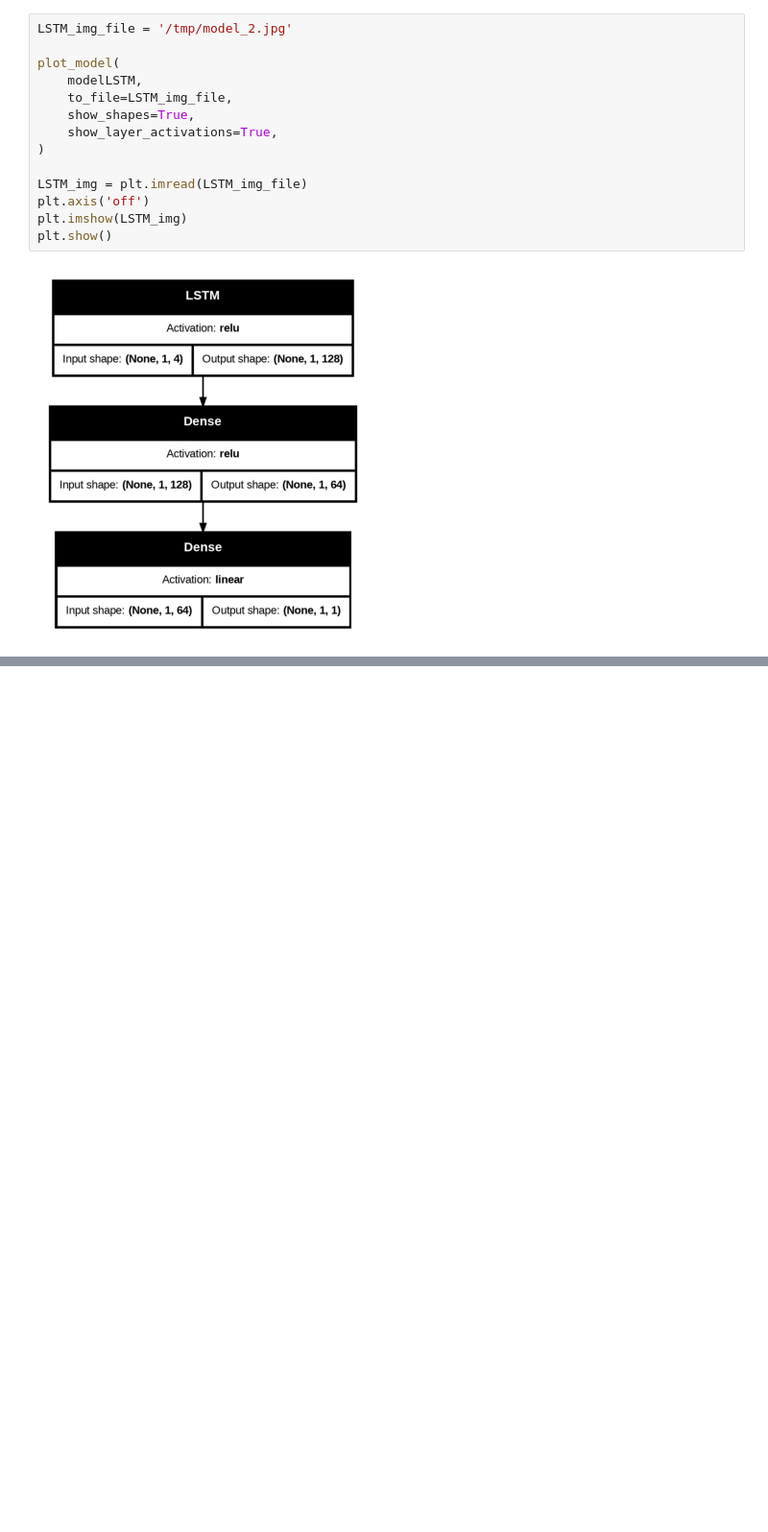
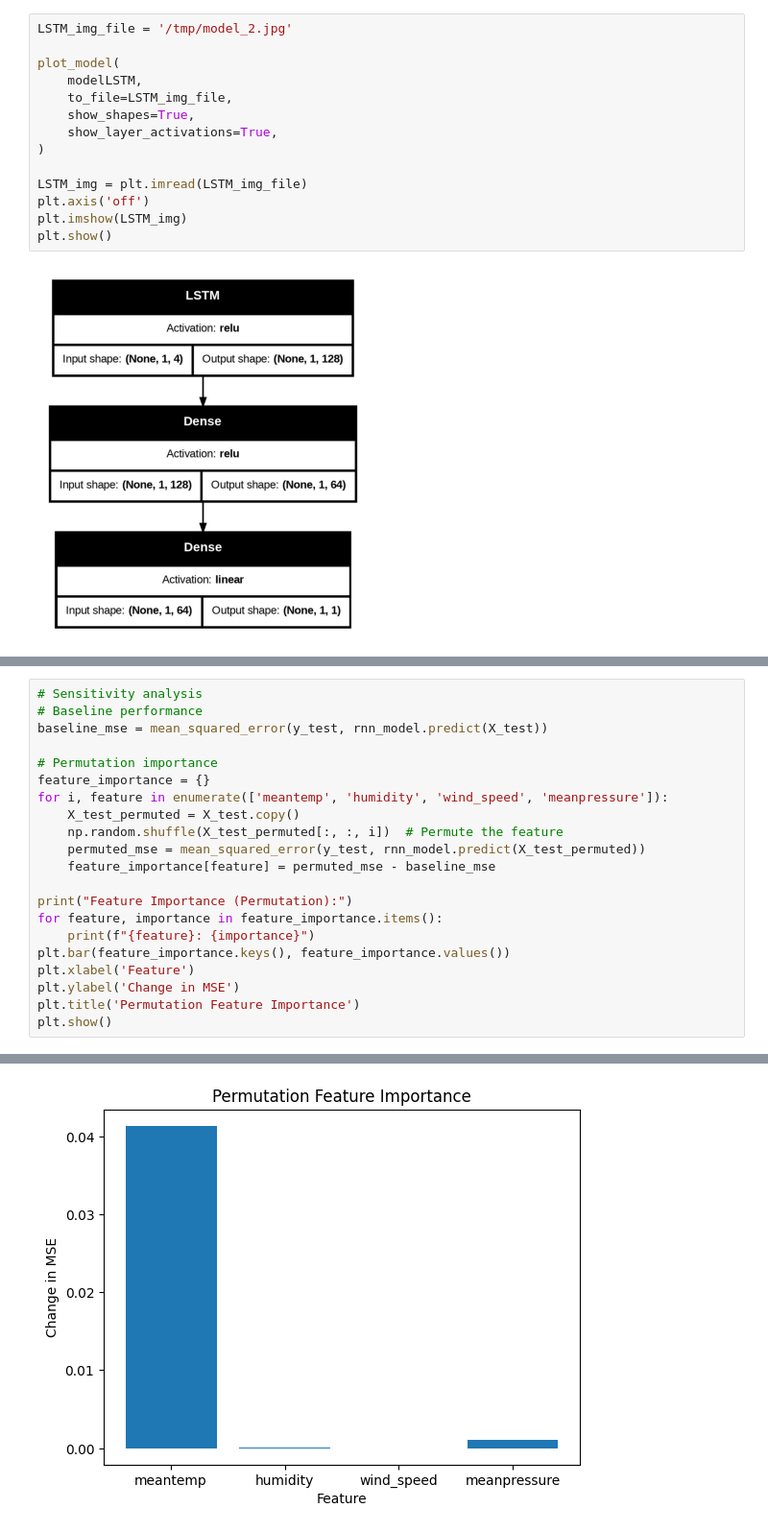
Before and after one commit to xvymaz12/ADAML2, a Jupyter notebook: ADAML2.ipynb, the cells around one changed output, grey strips where cells are left out. Shown at 96% size. Cells and saved outputs as stored; diff of their text form; blank space fills up the shorter version.

```diff
--- a/ADAML2.ipynb
+++ b/ADAML2.ipynb
@@ -505,0 +709,22 @@ See the caveats in the documentation: https://pandas.pydata.org/pandas-docs/stab
+# %%
+# Sensitivity analysis
+# Baseline performance
+baseline_mse = mean_squared_error(y_test, rnn_model.predict(X_test))
+
+# Permutation importance
+feature_importance = {}
+for i, feature in enumerate(['meantemp', 'humidity', 'wind_speed', 'meanpressure']):
+    X_test_permuted = X_test.copy()
+    np.random.shuffle(X_test_permuted[:, :, i])  # Permute the feature
+    permuted_mse = mean_squared_error(y_test, rnn_model.predict(X_test_permuted))
+    feature_importance[feature] = permuted_mse - baseline_mse
+
+print("Feature Importance (Permutation):")
+for feature, importance in feature_importance.items():
+    print(f"{feature}: {importance}")
+plt.bar(feature_importance.keys(), feature_importance.values())
+plt.xlabel('Feature')
+plt.ylabel('Change in MSE')
+plt.title('Permutation Feature Importance')
+plt.show()
+# %% [output]
@@ -505,0 +741 @@ See the caveats in the documentation: https://pandas.pydata.org/pandas-docs/stab
+[figure, added]
```
Also changed, not shown: parts of 44 cells of this notebook, 1 other file.
